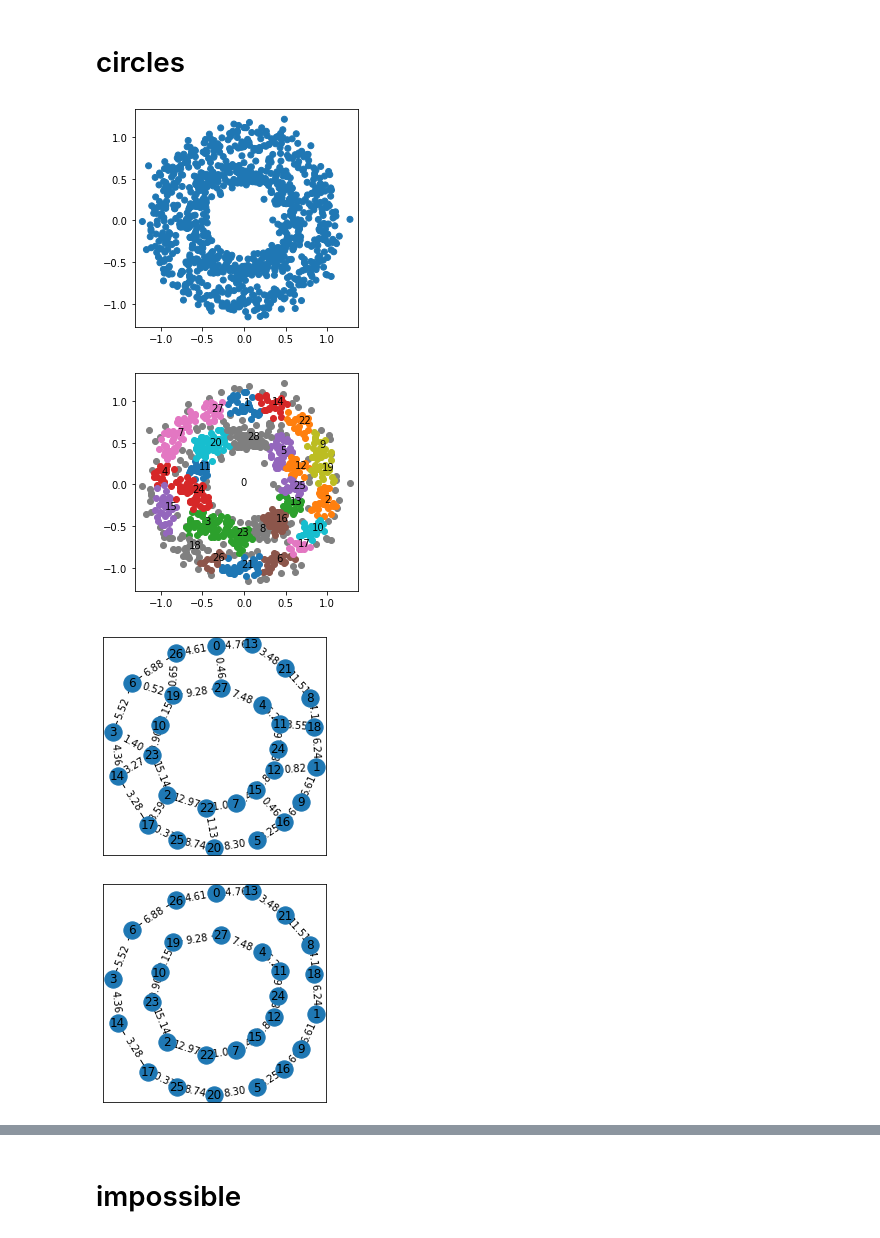
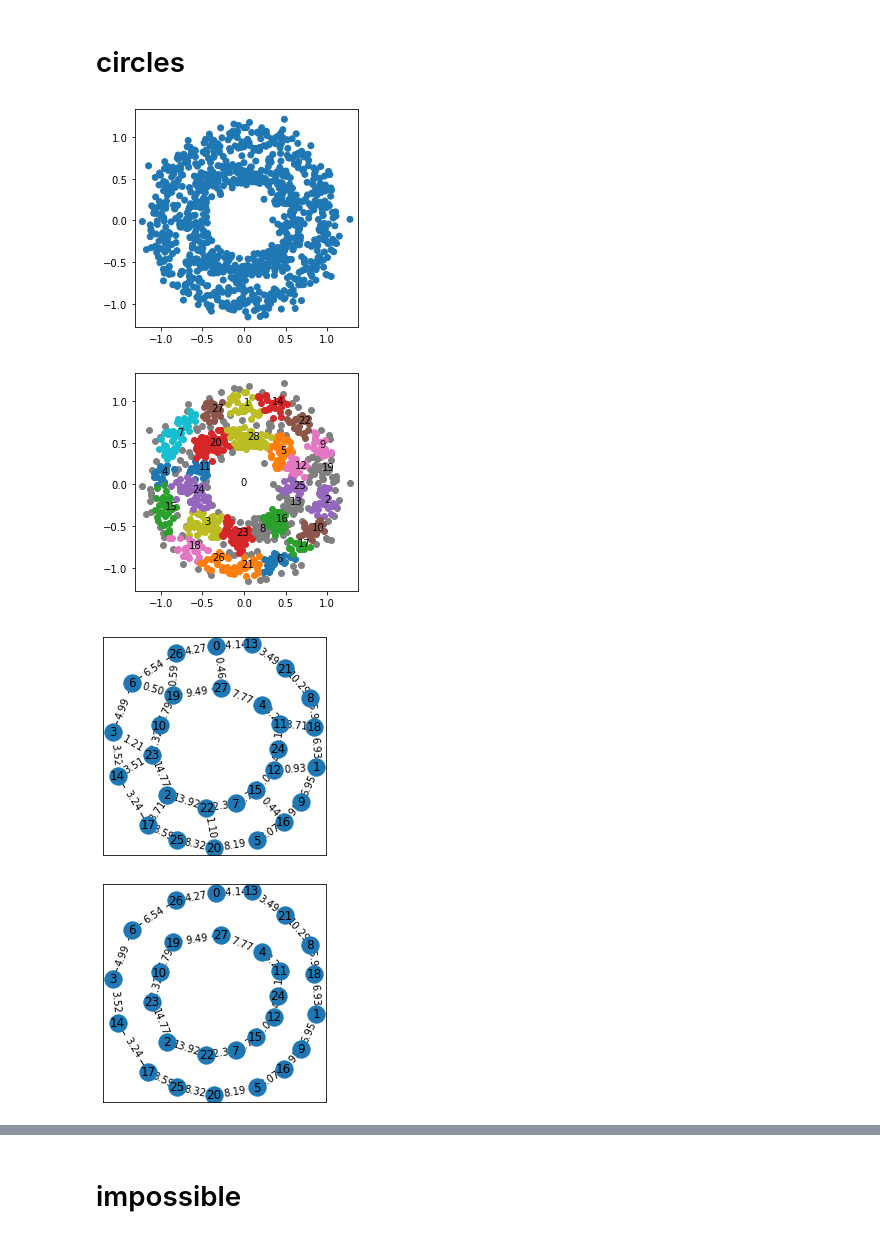
Before and after one commit to gaozhangyang/GIT, a Jupyter notebook: ex1_toy/experiments.ipynb, the cells around one changed output, grey strips where cells are left out. Saved outputs shown, nothing was run; the diff lists cells and outputs as text; code cells hidden in the pictures.

```diff
--- a/ex1_toy/experiments.ipynb
+++ b/ex1_toy/experiments.ipynb
@@ -120,21 +115,21 @@ X=panda.values[:,:2]
 # %%
 import api
 imp.reload(api)
 
-X2,Y2,P,W2=api.DGSFC.fit(  X,
-                              K_d=30,
-                              search_n=13,
-                              ratio=0.25,
-                              level=0.4,
-                              plot=True,
-                              pnum=30,
-                              mp4=False,
-                              fps=4,
-                              figroot='/usr/data/gzy/DGC/results/circles',
-                              mp4name='circles'
-                             )
+Y=api.DGSFC.fit(  X,
+                  K_d=30,
+                  search_n=13,
+                  ratio=0.3,
+                  level=0.4,
+                  plot=True,
+                  pnum=30,
+                  mp4=False,
+                  fps=4,
+                  figroot='/usr/data/gzy/DGC/results/circles',
+                  mp4name='circles'
+                 )
 # %% [output]
 [figure]
-[figure, old version]
+[figure, new version]
-[figure, old version]
+[figure, new version]
-[figure, old version]
+[figure, new version]
```
Also changed, not shown: parts of 10 cells of this notebook, 4 other files.
